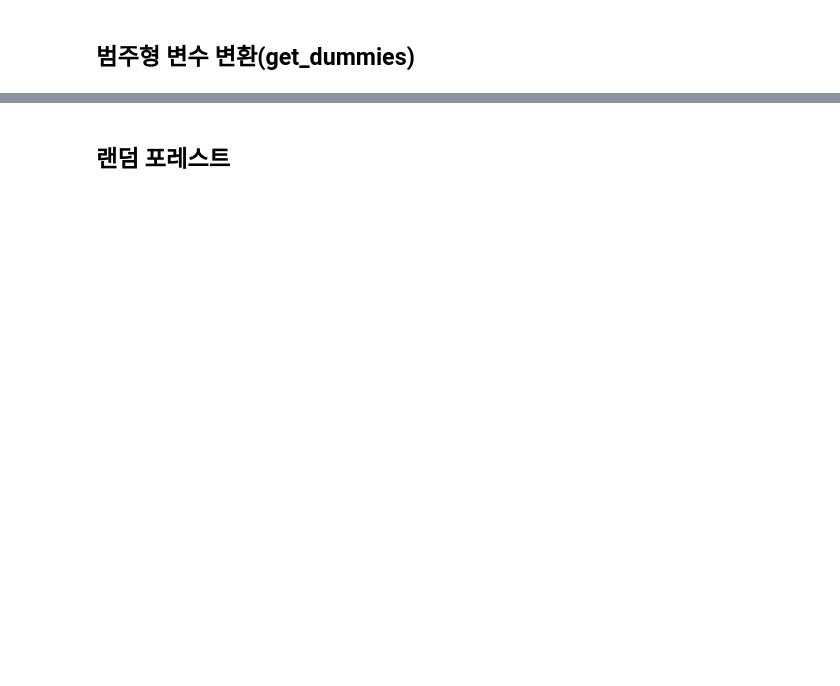
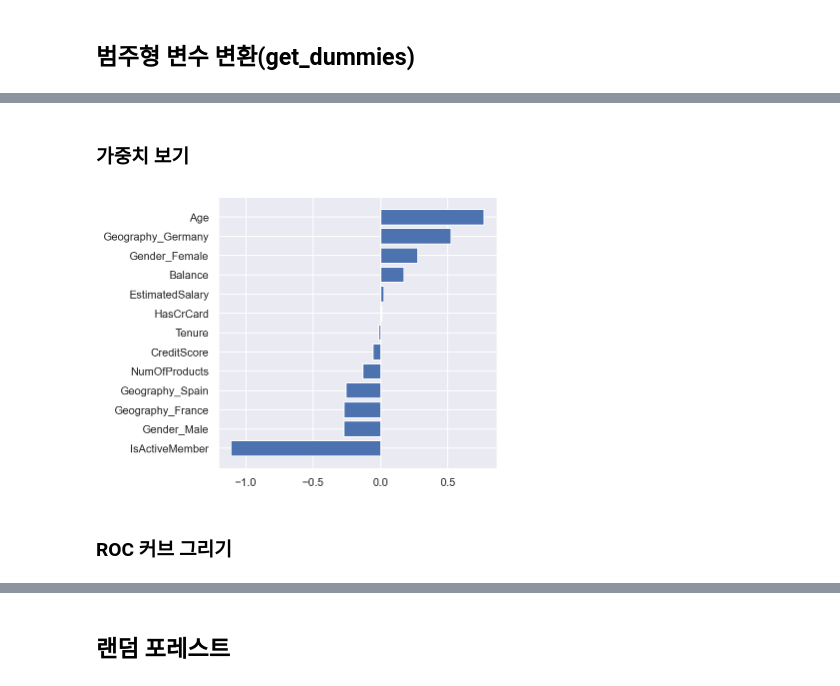
Before and after one commit to StillWork/lg1017, a Jupyter notebook: f_54_BankChurnAnalysis.ipynb, the cells around one changed output, grey strips where cells are left out. Cells and saved outputs as stored; diff of their text form; code cells hidden in the pictures; blank space fills up the shorter version.

```diff
--- a/f_54_BankChurnAnalysis.ipynb
+++ b/f_54_BankChurnAnalysis.ipynb
@@ -421,0 +273,7 @@ plt.show()
+# %%
+scaler = StandardScaler()
+
+# X의 사본을 만든다
+X_sc = X.copy()
+X_sc[continuous] = scaler.fit_transform(X_sc[continuous])
+X_sc[:3]
@@ -421,0 +288,3 @@ plt.show()
+# %%
+# X_train, X_test, y_train, y_test = train_test_split(X, y, random_state=9)
+X_train, X_test, y_train, y_test = train_test_split(X_sc, y, random_state=9)
@@ -421,0 +301,8 @@ plt.show()
+# %%
+## 특성 가중치(중요도) 보는 함수 정의
+
+def plot_feature_weight(feature, weight):
+    plt.figure(figsize=(5,5))
+    W = pd.DataFrame({'feature':feature,'weight':weight})
+    W.sort_values('weight', inplace=True)
+    plt.barh(W.feature, W.weight)
@@ -421,0 +315,5 @@ plt.show()
+# %%
+model_lr = LogisticRegression()
+model_lr.fit(X_train, y_train)
+y_pred = model_lr.predict(X_test)
+show_clf_result(y_test, y_pred)
@@ -421,0 +331,8 @@ plt.show()
+# %% [markdown]
+### 가중치 보기
+# %%
+plot_feature_weight(X.columns, model_lr.coef_[0])
+# %% [output]
+[figure, added]
+# %% [markdown]
+### ROC 커브 그리기
```
Also changed, not shown: parts of 116 cells of this notebook, 4 other files.
